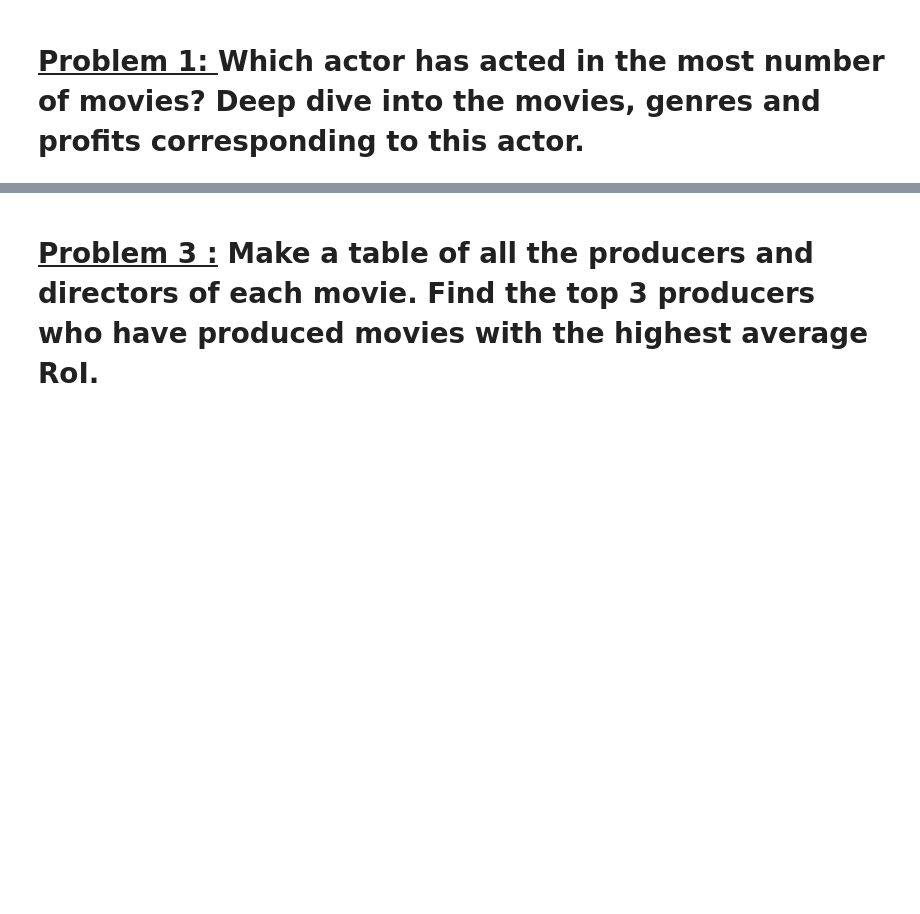
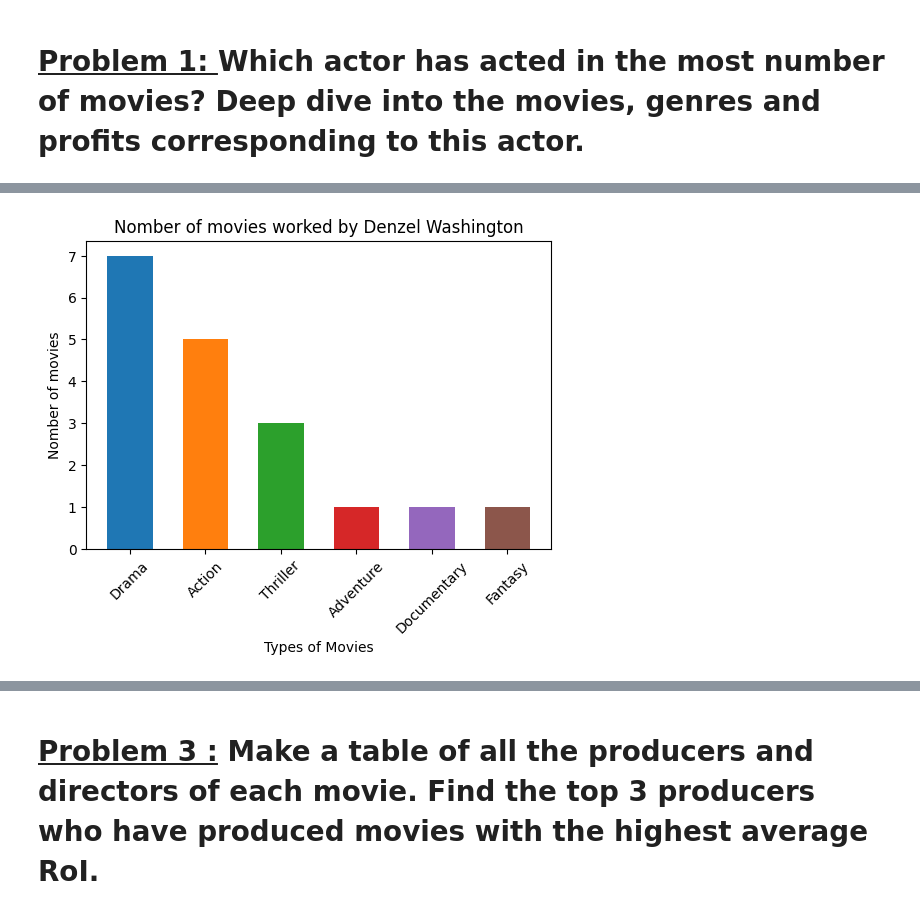
Before and after one commit to dil150898/daily-asignments, a Jupyter notebook: Assignment_Data_Wrangling.ipynb, the cells around one changed output, grey strips where cells are left out. Cells and saved outputs as stored; diff of their text form; code cells hidden in the pictures; blank space fills up the shorter version.

```diff
--- a/Assignment_Data_Wrangling.ipynb
+++ b/Assignment_Data_Wrangling.ipynb
@@ -20,0 +109,4 @@ imdb_df = pd.read_csv(file_path)
+# %%
+# Modifing columns name in actor_acted_most_movies Data Frame
+actor_acted_most_movies = imdb_df['Actor name'].value_counts().reset_index()
+actor_acted_most_movies.columns = ['Actor name' , 'Nomber of movies']
@@ -20,0 +124,6 @@ imdb_df = pd.read_csv(file_path)
+# %%
+# Changing genres data type to list with the help of Conver_to_list function which created earlier
+imdb_df.loc[~imdb_df['genres'].isna() , 'genres'] = imdb_df.loc[~imdb_df['genres'].isna() , 'genres'].apply(convert_to_list)
+# %%
+# Applying extract_name function which created earlier to extract genres type of movies and attaching it into data with new column named genres name
+imdb_df['genres name'] = imdb_df['genres'].apply(extract_name)
@@ -20,0 +153,6 @@ imdb_df = pd.read_csv(file_path)
+# %%
+# Let's check genres of movies
+genres_detail = imdb_df.loc[imdb_df['Actor name'] == actor_acted_most_movies.loc[0 , 'Actor name']][['original_title' , 'genres name']].reset_index()
+# Droping extra column
+genres_detail.drop('index' , axis = 1 , inplace = True)
+genres_detail
@@ -20,0 +177,19 @@ imdb_df = pd.read_csv(file_path)
+# %%
+# Lets check in which types of movies actor acted most
+count_types_of_moives_worked_most = genres_detail.groupby("genres name").size().sort_values(ascending = False).reset_index().rename(columns = {0 : 'Nomber of movies'})
+
+# Let's see it with help of graph
+
+# Selecting different different color for each bar
+colors = ['#1f77b4', '#ff7f0e', '#2ca02c', '#d62728', '#9467bd', '#8c564b']
+# Defining figure size
+plt.figure(figsize=(6, 4))
+plt.bar(count_types_of_moives_worked_most['genres name'] , count_types_of_moives_worked_most['Nomber of movies'] , color=colors , width=0.6)
+plt.xlabel('Types of Movies')
+plt.ylabel('Nomber of movies')
+# Lets extract name of actor in title the data Correspond to whom
+plt.title(f'Nomber of movies worked by {actor_acted_most_movies.loc[ 0 , "Actor name"]}')
+plt.xticks(rotation = 45)
+plt.show()
+# %% [output]
+[figure, added]
```
Also changed, not shown: parts of 65 cells of this notebook.
